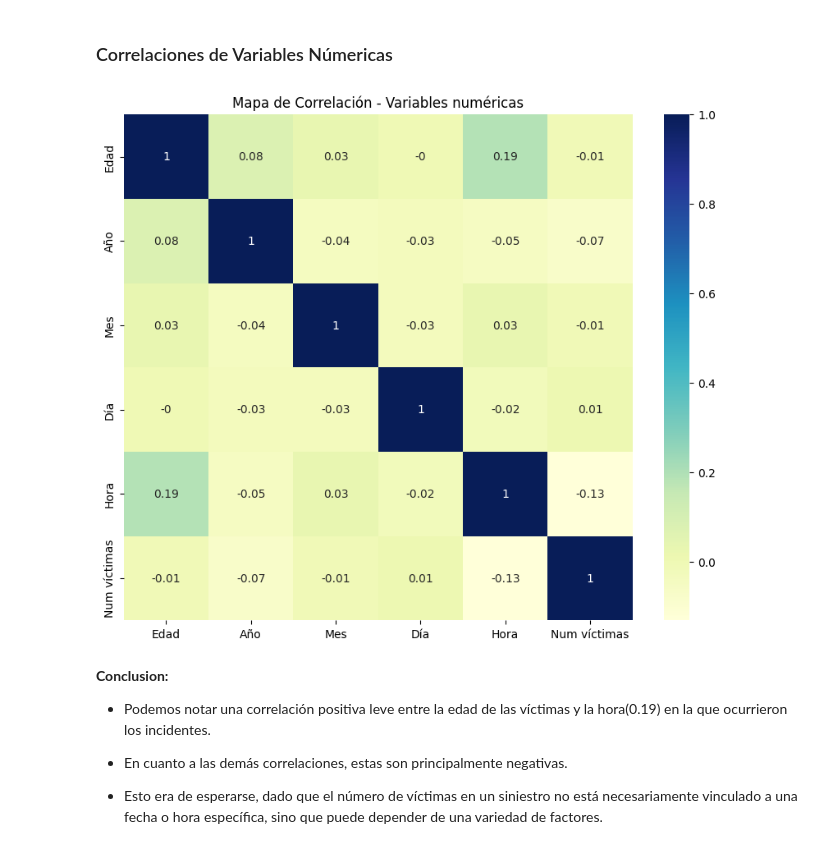
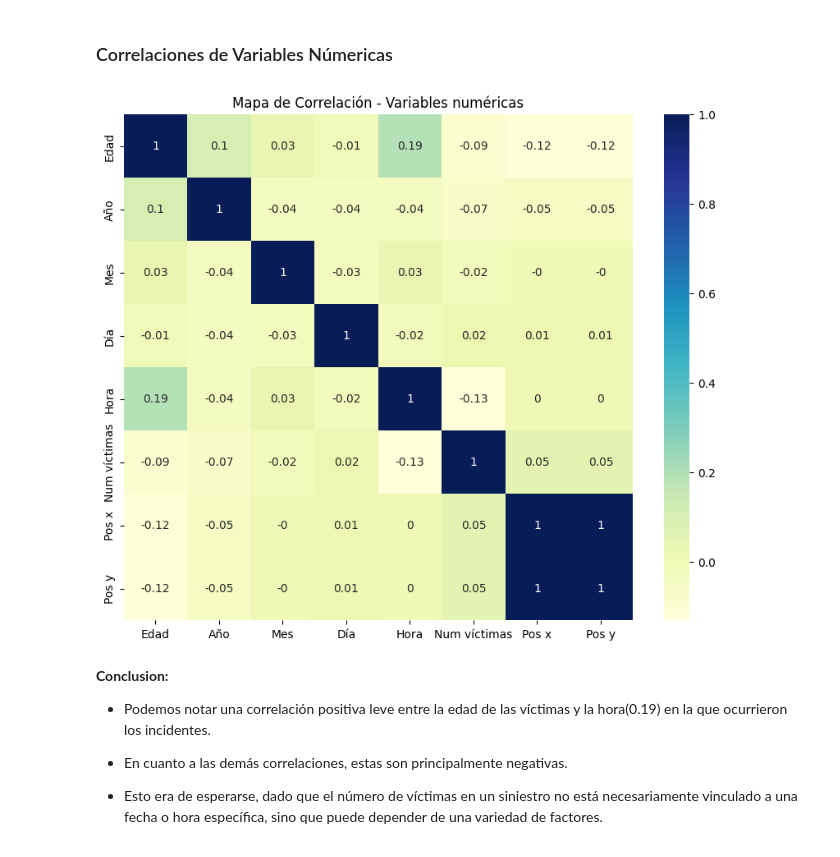
Before and after one commit to bautiarmanicode/SiniestrosViales-BSAS, a Jupyter notebook: 1 Jupiter Notebook/2_EDA.ipynb, the cells around one changed output. Saved outputs shown, nothing was run; the diff lists cells and outputs as text; code cells hidden in the pictures.

```diff
--- a/1 Jupiter Notebook/2_EDA.ipynb
+++ b/1 Jupiter Notebook/2_EDA.ipynb
@@ -115,21 +116,18 @@ Dimensiones:  (717, 27)
 ### Correlaciones de Variables Númericas
 # %%
 dataNumerica = siniestro.select_dtypes(include=["number"])
-dataNumerica = dataNumerica.drop(
-    ["Coordenada x", "Coordenada y", "Pos x", "Pos y"], axis=1
-)
 
 corr = dataNumerica.corr().round(2)
 
 
 plt.figure(figsize=(10, 8))
 
 sns.heatmap(corr, cmap="YlGnBu", annot=True)
 plt.title("Mapa de Correlación - Variables numéricas")
 
 plt.show()
 # %% [output]
-[figure, old version]
+[figure, new version]
 # %% [markdown]
 **Conclusion:**
 
```
Also changed, not shown: parts of 25 cells of this notebook, 25 other files.
